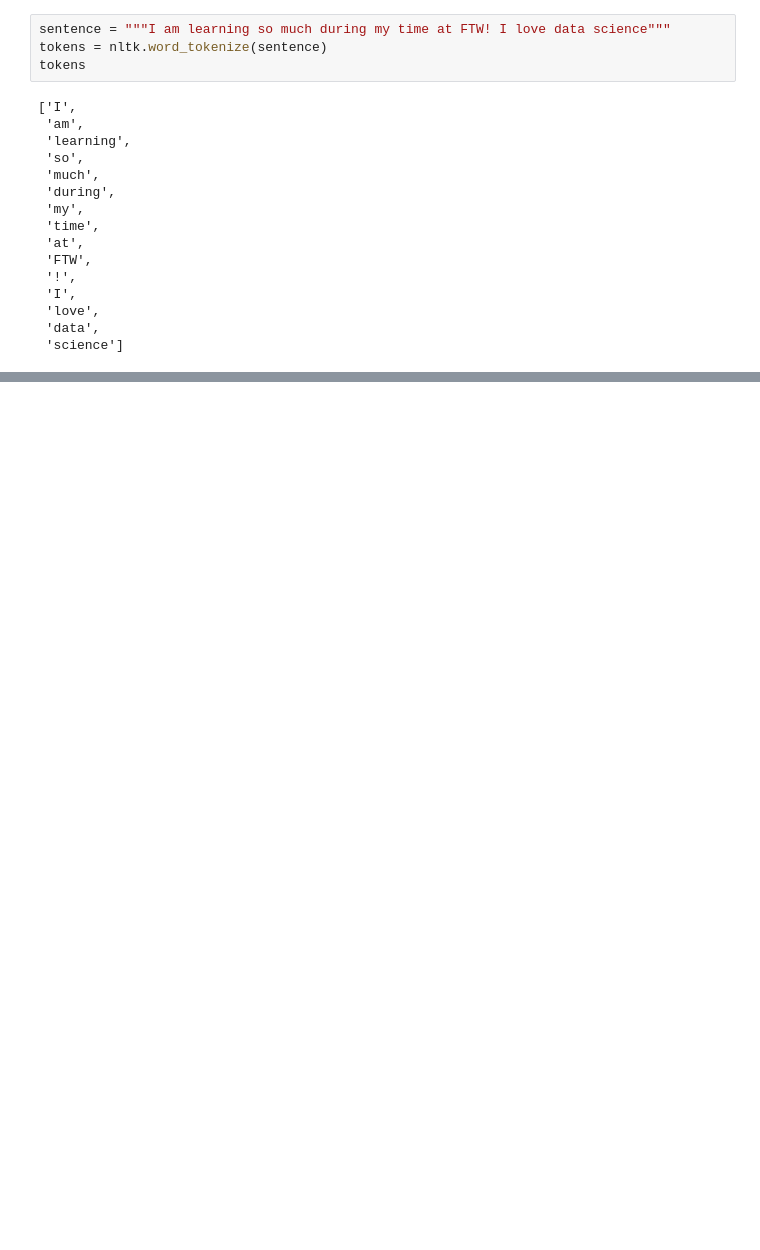
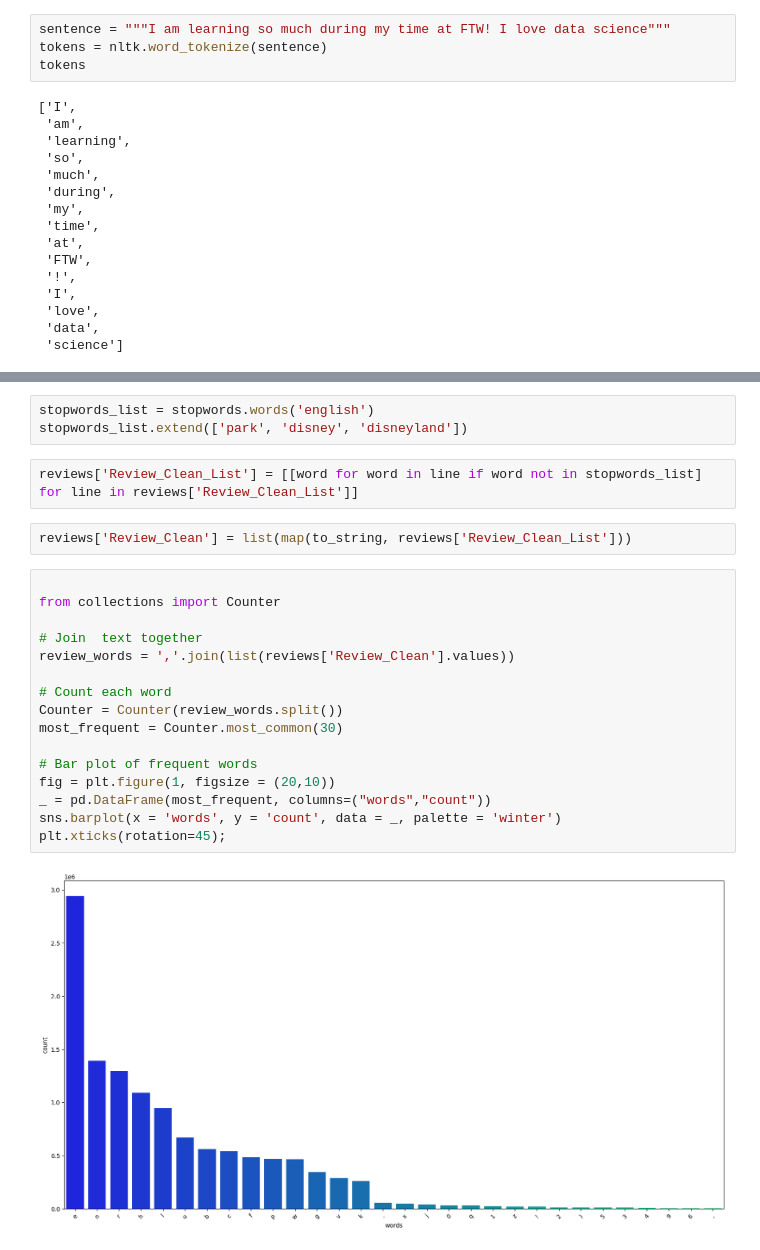
Before and after one commit to angelaaaateng/ftw_python, a Jupyter notebook: NLP_Basics_B8.ipynb, the cells around one changed output, grey strips where cells are left out. Cells and saved outputs as stored; diff of their text form; blank space fills up the shorter version.

```diff
--- a/NLP_Basics_B8.ipynb
+++ b/NLP_Basics_B8.ipynb
@@ -242,0 +486,25 @@ pd.DataFrame(count_matrix.todense(), columns=cv.get_feature_names_out())
+# %%
+stopwords_list = stopwords.words('english')
+stopwords_list.extend(['park', 'disney', 'disneyland'])
+# %%
+reviews['Review_Clean_List'] = [[word for word in line if word not in stopwords_list] for line in reviews['Review_Clean_List']]
+# %%
+reviews['Review_Clean'] = list(map(to_string, reviews['Review_Clean_List']))
+# %%
+
+from collections import Counter
+
+# Join  text together
+review_words = ','.join(list(reviews['Review_Clean'].values))
+
+# Count each word
+Counter = Counter(review_words.split())
+most_frequent = Counter.most_common(30)
+
+# Bar plot of frequent words
+fig = plt.figure(1, figsize = (20,10))
+_ = pd.DataFrame(most_frequent, columns=("words","count"))
+sns.barplot(x = 'words', y = 'count', data = _, palette = 'winter')
+plt.xticks(rotation=45);
+# %% [output]
+[figure, added]
```
Also changed, not shown: parts of 21 cells of this notebook.
